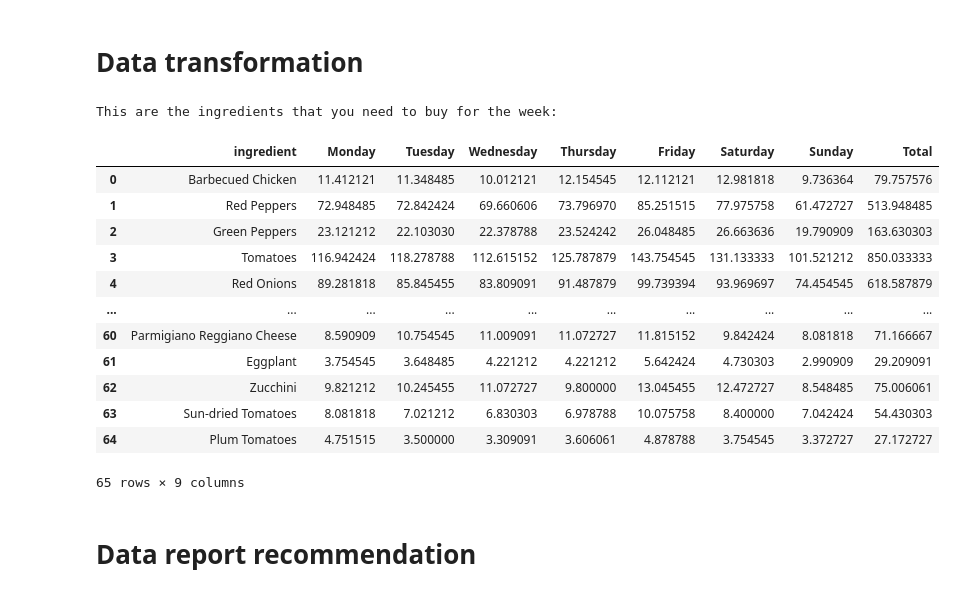
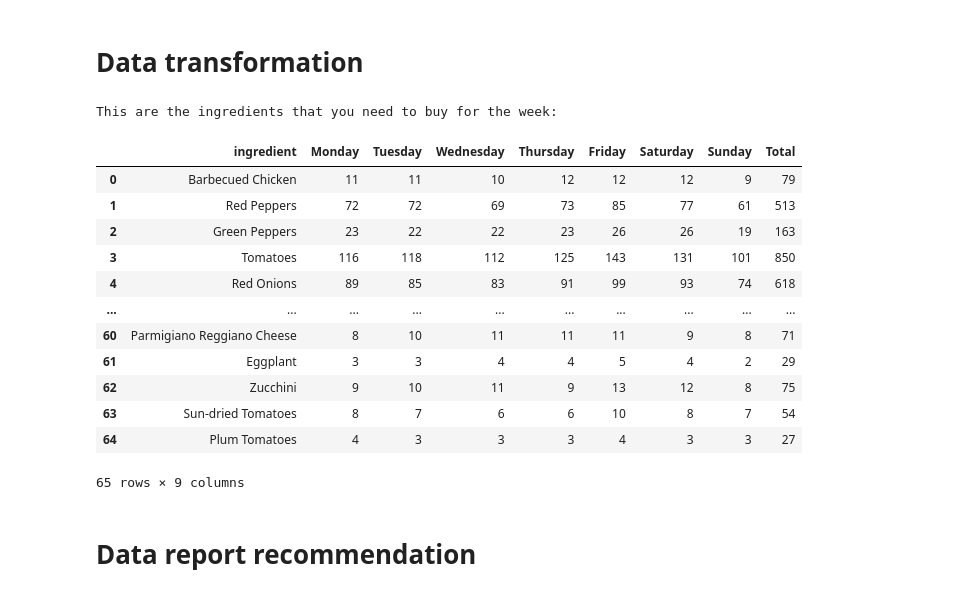
Before and after one commit to xAlexMGGx/Pizza_predicter, a Jupyter notebook: predict_pizzas_2015.ipynb, the cells around one changed output. Drawn from its saved outputs; the diff is of its cells as text; code cells hidden in the pictures.

```diff
--- a/predict_pizzas_2015.ipynb
+++ b/predict_pizzas_2015.ipynb
@@ -243,28 +245,29 @@ def predict(pizza_types, ingredients_df, days_difference):
 # %%
 date = pd.to_datetime('2015-06-15', format='%Y-%m-%d')
 days_difference = (date - pd.to_datetime('2015-01-01', format='%Y-%m-%d')).days
 pizzas, pizza_types, orders, order_details, data_dictionary = extract()
 orders = csv_orders(orders, order_details)
 orders = csv_with_days(orders)
 pizza_types = create_csv_with_pizzas_per_day(orders, pizza_types, pizzas, date)
 ingredients_df = csv_ingredients(pizza_types)
 ingredients_df = predict(pizza_types, ingredients_df, days_difference)
+ingredients_df = ingredients_df.astype({'Monday': 'int', 'Tuesday': 'int', 'Wednesday': 'int', 'Thursday': 'int', 'Friday': 'int', 'Saturday': 'int', 'Sunday': 'int', 'Total': 'int'})
 print('This are the ingredients that you need to buy for the week:')
 display(ingredients_df)
 # %% [output]
 This are the ingredients that you need to buy for the week:
 |  | ingredient | Monday | Tuesday | Wednesday | Thursday | Friday | Saturday | Sunday | Total |
-| 0 | Barbecued Chicken | 11.412121 | 11.348485 | 10.012121 | 12.154545 | 12.112121 | 12.981818 | 9.736364 | 79.757576 |
-| 1 | Red Peppers | 72.948485 | 72.842424 | 69.660606 | 73.796970 | 85.251515 | 77.975758 | 61.472727 | 513.948485 |
-| 2 | Green Peppers | 23.121212 | 22.103030 | 22.378788 | 23.524242 | 26.048485 | 26.663636 | 19.790909 | 163.630303 |
-| 3 | Tomatoes | 116.942424 | 118.278788 | 112.615152 | 125.787879 | 143.754545 | 131.133333 | 101.521212 | 850.033333 |
-| 4 | Red Onions | 89.281818 | 85.845455 | 83.809091 | 91.487879 | 99.739394 | 93.969697 | 74.454545 | 618.587879 |
+| 0 | Barbecued Chicken | 11 | 11 | 10 | 12 | 12 | 12 | 9 | 79 |
+| 1 | Red Peppers | 72 | 72 | 69 | 73 | 85 | 77 | 61 | 513 |
+| 2 | Green Peppers | 23 | 22 | 22 | 23 | 26 | 26 | 19 | 163 |
+| 3 | Tomatoes | 116 | 118 | 112 | 125 | 143 | 131 | 101 | 850 |
+| 4 | Red Onions | 89 | 85 | 83 | 91 | 99 | 93 | 74 | 618 |
 | ... | ... | ... | ... | ... | ... | ... | ... | ... | ... |
-| 60 | Parmigiano Reggiano Cheese | 8.590909 | 10.754545 | 11.009091 | 11.072727 | 11.815152 | 9.842424 | 8.081818 | 71.166667 |
-| 61 | Eggplant | 3.754545 | 3.648485 | 4.221212 | 4.221212 | 5.642424 | 4.730303 | 2.990909 | 29.209091 |
-| 62 | Zucchini | 9.821212 | 10.245455 | 11.072727 | 9.800000 | 13.045455 | 12.472727 | 8.548485 | 75.006061 |
-| 63 | Sun-dried Tomatoes | 8.081818 | 7.021212 | 6.830303 | 6.978788 | 10.075758 | 8.400000 | 7.042424 | 54.430303 |
-| 64 | Plum Tomatoes | 4.751515 | 3.500000 | 3.309091 | 3.606061 | 4.878788 | 3.754545 | 3.372727 | 27.172727 |
+| 60 | Parmigiano Reggiano Cheese | 8 | 10 | 11 | 11 | 11 | 9 | 8 | 71 |
+| 61 | Eggplant | 3 | 3 | 4 | 4 | 5 | 4 | 2 | 29 |
+| 62 | Zucchini | 9 | 10 | 11 | 9 | 13 | 12 | 8 | 75 |
+| 63 | Sun-dried Tomatoes | 8 | 7 | 6 | 6 | 10 | 8 | 7 | 54 |
+| 64 | Plum Tomatoes | 4 | 3 | 3 | 3 | 4 | 3 | 3 | 27 |
 65 rows × 9 columns
 # %% [markdown]
 # Data report recommendation
```
Also changed, not shown: parts of 4 cells of this notebook, 7 other files.
